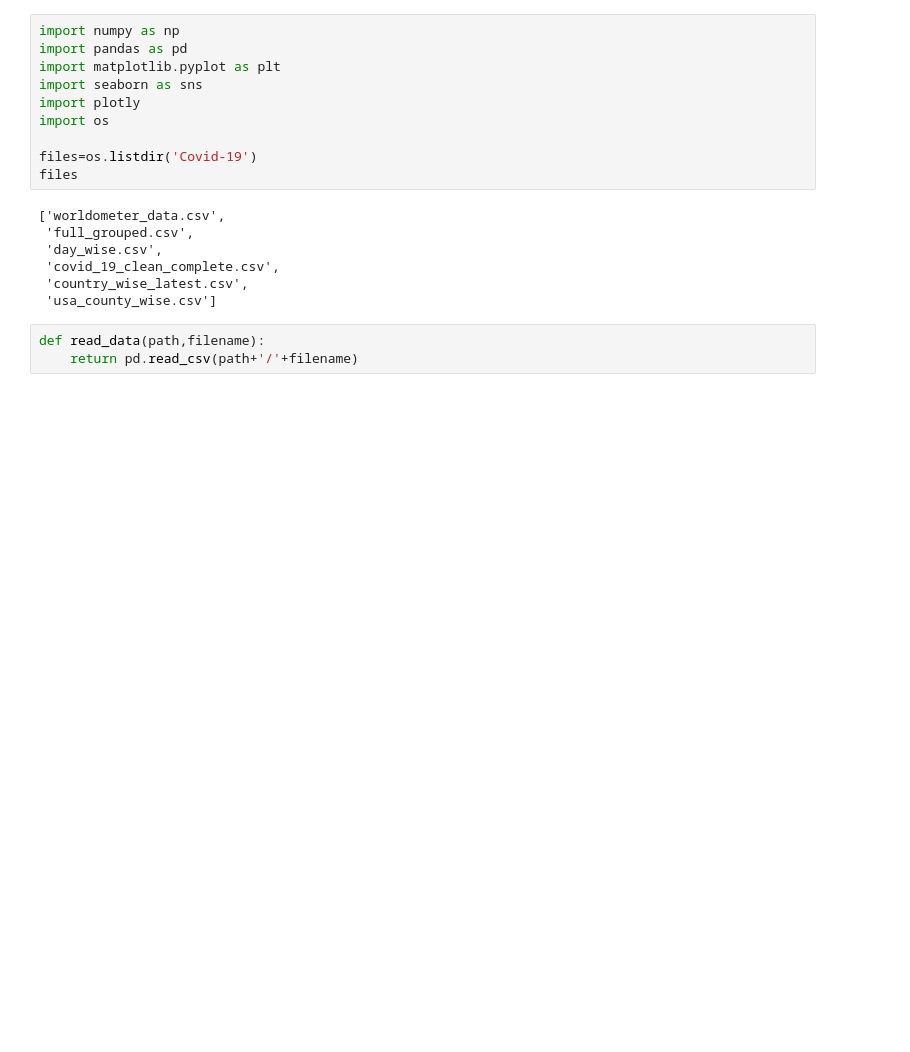
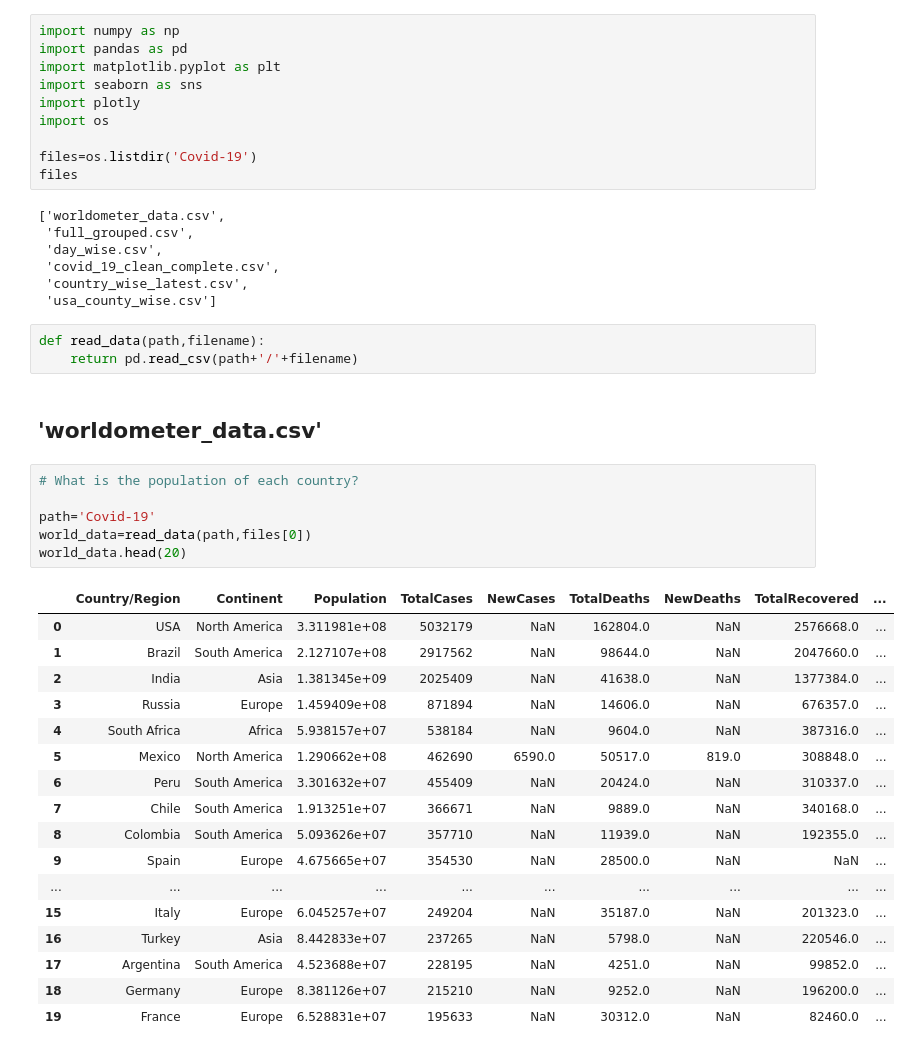
Before and after one commit to hemantkiri/Covid19, a Jupyter notebook: Covid19.ipynb, the cells around one changed output. Saved outputs shown, nothing was run; the diff lists cells and outputs as text; blank space fills up the shorter version.

```diff
--- a/Covid19.ipynb
+++ b/Covid19.ipynb
@@ -20,3 +20,29 @@ files
 # %%
 def read_data(path,filename):
     return pd.read_csv(path+'/'+filename)
+# %% [markdown]
+## 'worldometer_data.csv'
+# %%
+# What is the population of each country?
+
+path='Covid-19'
+world_data=read_data(path,files[0])
+world_data.head(20)
+# %% [output]
+|  | Country/Region | Continent | Population | TotalCases | NewCases | TotalDeaths | NewDeaths | TotalRecovered | ... |
+| 0 | USA | North America | 3.311981e+08 | 5032179 | NaN | 162804.0 | NaN | 2576668.0 | ... |
+| 1 | Brazil | South America | 2.127107e+08 | 2917562 | NaN | 98644.0 | NaN | 2047660.0 | ... |
+| 2 | India | Asia | 1.381345e+09 | 2025409 | NaN | 41638.0 | NaN | 1377384.0 | ... |
+| 3 | Russia | Europe | 1.459409e+08 | 871894 | NaN | 14606.0 | NaN | 676357.0 | ... |
+| 4 | South Africa | Africa | 5.938157e+07 | 538184 | NaN | 9604.0 | NaN | 387316.0 | ... |
+| 5 | Mexico | North America | 1.290662e+08 | 462690 | 6590.0 | 50517.0 | 819.0 | 308848.0 | ... |
+| 6 | Peru | South America | 3.301632e+07 | 455409 | NaN | 20424.0 | NaN | 310337.0 | ... |
+| 7 | Chile | South America | 1.913251e+07 | 366671 | NaN | 9889.0 | NaN | 340168.0 | ... |
+| 8 | Colombia | South America | 5.093626e+07 | 357710 | NaN | 11939.0 | NaN | 192355.0 | ... |
+| 9 | Spain | Europe | 4.675665e+07 | 354530 | NaN | 28500.0 | NaN | NaN | ... |
+| ... | ... | ... | ... | ... | ... | ... | ... | ... | ... |
+| 15 | Italy | Europe | 6.045257e+07 | 249204 | NaN | 35187.0 | NaN | 201323.0 | ... |
+| 16 | Turkey | Asia | 8.442833e+07 | 237265 | NaN | 5798.0 | NaN | 220546.0 | ... |
+| 17 | Argentina | South America | 4.523688e+07 | 228195 | NaN | 4251.0 | NaN | 99852.0 | ... |
+| 18 | Germany | Europe | 8.381126e+07 | 215210 | NaN | 9252.0 | NaN | 196200.0 | ... |
+| 19 | France | Europe | 6.528831e+07 | 195633 | NaN | 30312.0 | NaN | 82460.0 | ... |
```
Also changed, not shown: parts of 26 cells of this notebook.
